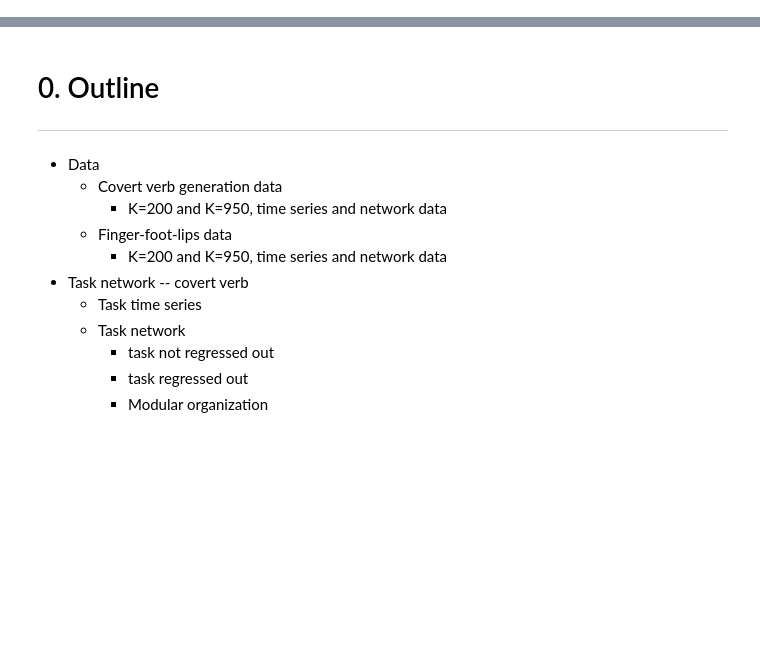
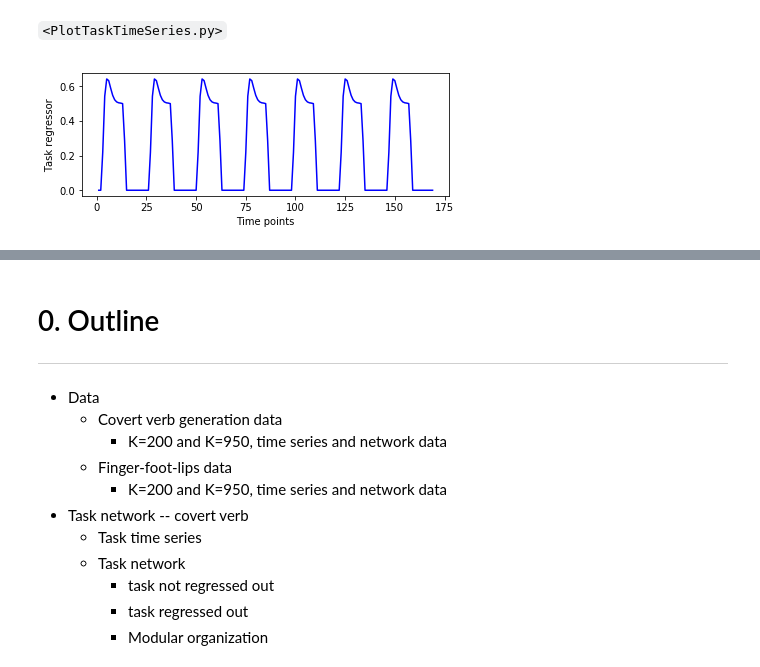
Before and after one commit to sathayas/JupyterConnectivitySpring2019, a Jupyter notebook: TaskNetwork.ipynb, the cells around one changed output, grey strips where cells are left out. Saved outputs shown, nothing was run; the diff lists cells and outputs as text; code cells hidden in the pictures; blank space fills up the shorter version.

Commit message:
Data section is done

```diff
--- a/TaskNetwork.ipynb
+++ b/TaskNetwork.ipynb
@@ -14,0 +53,2 @@ PSY 381D <b>Brain Connectivity</b>, Spring 2019
+# %% [markdown]
+`<PlotTaskTimeSeries.py>`
@@ -14,0 +57,21 @@ PSY 381D <b>Brain Connectivity</b>, Spring 2019
+# %%
+import os
+import numpy as np
+import matplotlib.pyplot as plt
+
+
+##### First, covert verb generation task
+fTask = 'DataTaskNetwork/GLM_model_covertverb.npz'
+GLM = np.load(fTask)['X']
+
+plt.figure(figsize=[6,2.5])
+timeVec = np.arange(1,GLM.shape[0]+1)
+
+plt.subplot(111)
+plt.plot(timeVec,GLM[:,0],'b-')
+plt.xlabel('Time points')
+plt.ylabel('Task regressor')
+plt.subplots_adjust(bottom=0.2, right=0.975)
+plt.show()
+# %% [output]
+[figure, added]
```
Also changed, not shown: parts of 6 cells of this notebook.
